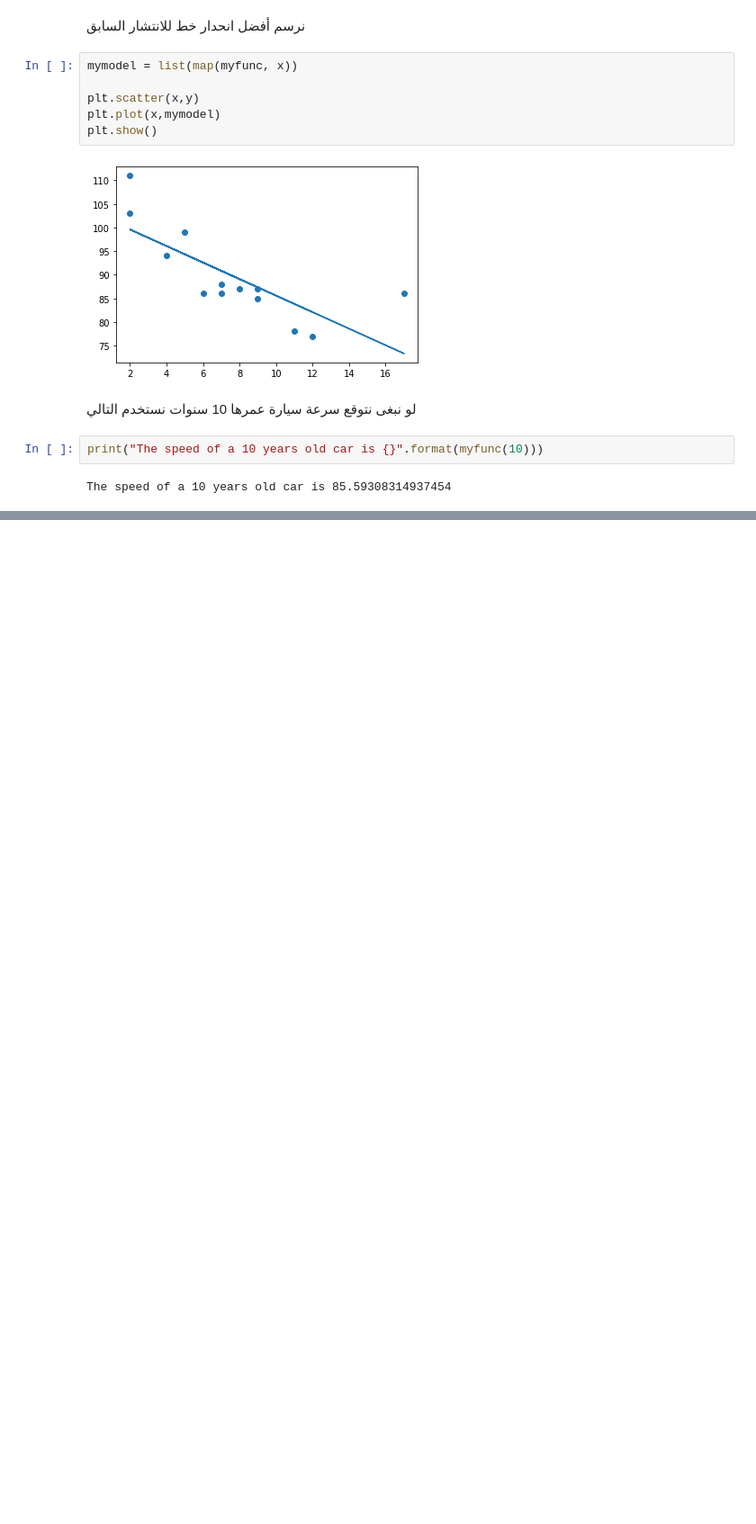
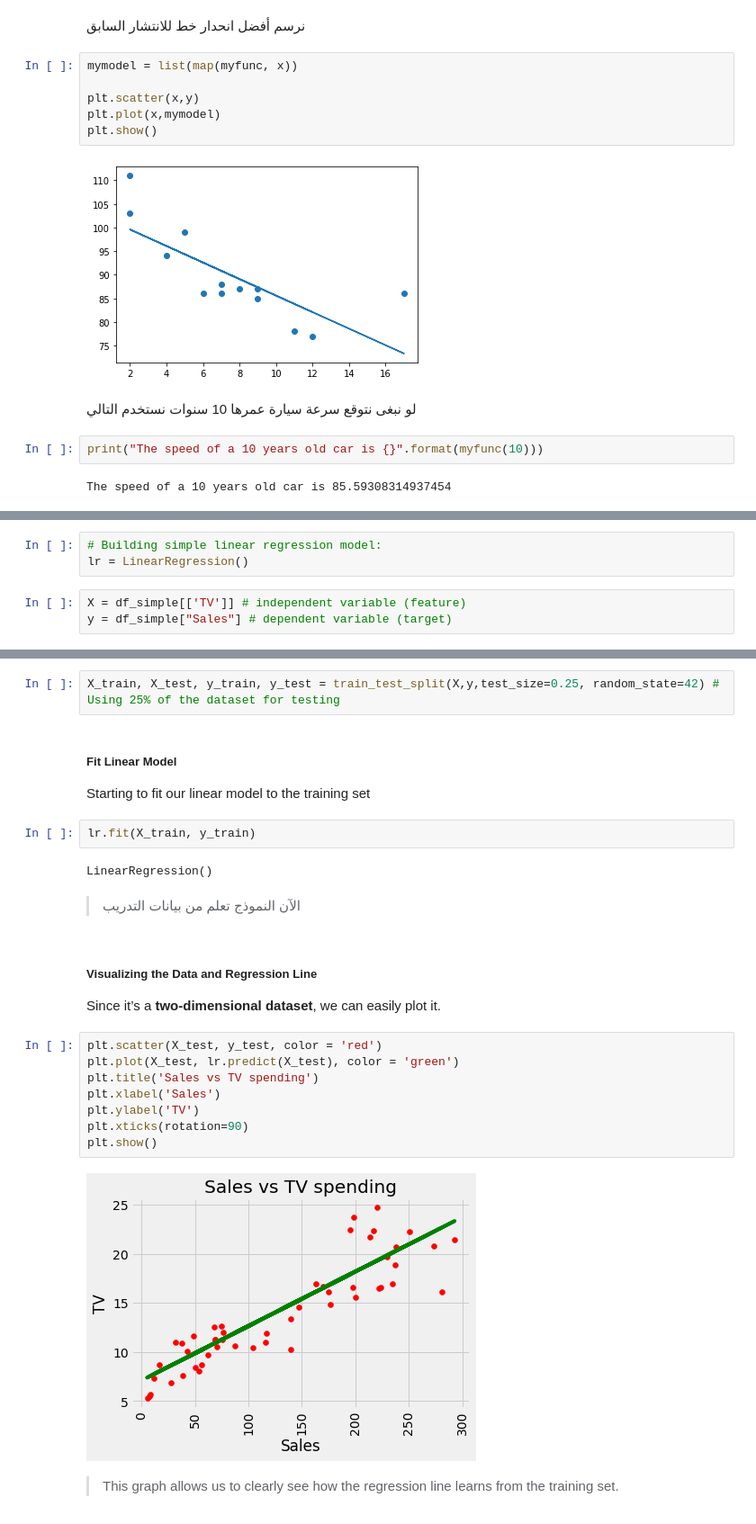
Before and after one commit to JBadawood/Machine_Learning, a Jupyter notebook: Linear_Regression/Linear_Regression.ipynb, the cells around one changed output, grey strips where cells are left out. Shown at 90% size. Cells and saved outputs as stored; diff of their text form; blank space fills up the shorter version.

Commit message:
Predicting Sales by using Simple Linear Regression

```diff
--- a/Linear_Regression/Linear_Regression.ipynb
+++ b/Linear_Regression/Linear_Regression.ipynb
@@ -200,0 +276,6 @@ The speed of a 10 years old car is 85.59308314937454
+# %%
+# Building simple linear regression model:
+lr = LinearRegression()
+# %%
+X = df_simple[['TV']] # independent variable (feature)
+y = df_simple["Sales"] # dependent variable (target)
@@ -200,0 +324,26 @@ The speed of a 10 years old car is 85.59308314937454
+# %%
+X_train, X_test, y_train, y_test = train_test_split(X,y,test_size=0.25, random_state=42) # Using 25% of the dataset for testing
+# %% [markdown]
+##### Fit Linear Model
+Starting to fit our linear model to the training set
+# %%
+lr.fit(X_train, y_train)
+# %% [output]
+LinearRegression()
+# %% [markdown]
+> الآن النموذج تعلم من بيانات التدريب
+# %% [markdown]
+##### Visualizing the Data and Regression Line
+Since it’s a **two-dimensional dataset**, we can easily plot it.
+# %%
+plt.scatter(X_test, y_test, color = 'red')
+plt.plot(X_test, lr.predict(X_test), color = 'green')
+plt.title('Sales vs TV spending')
+plt.xlabel('Sales')
+plt.ylabel('TV')
+plt.xticks(rotation=90)
+plt.show()
+# %% [output]
+[figure, added]
+# %% [markdown]
+> This graph allows us to clearly see how the regression line learns from the training set.
```
Also changed, not shown: parts of 40 cells of this notebook.
